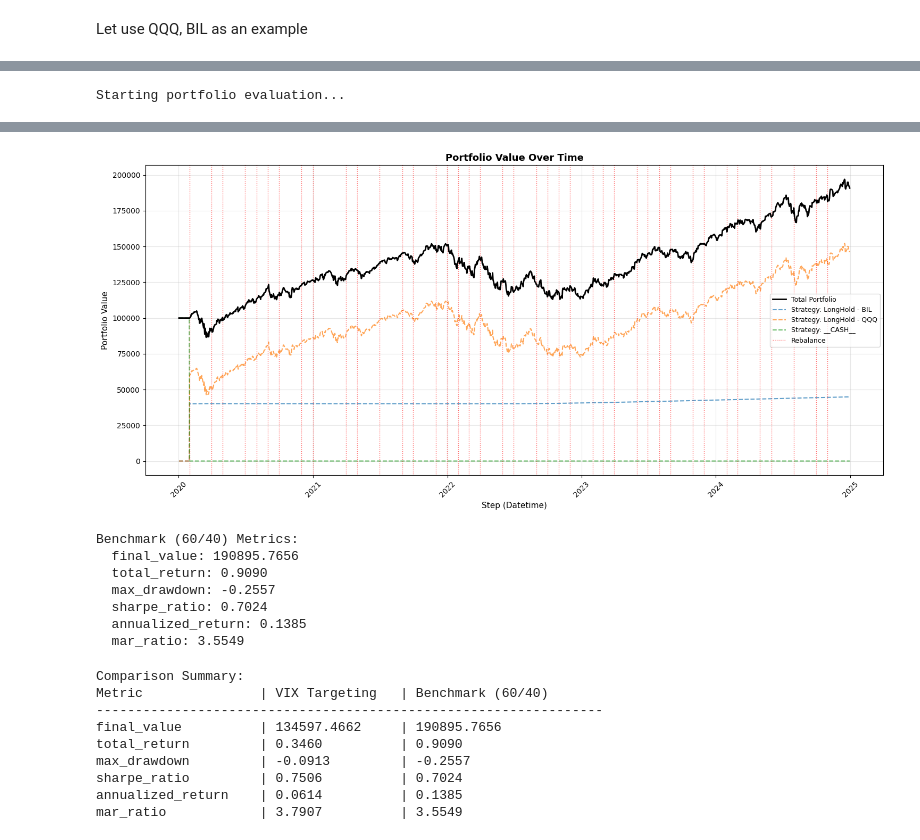
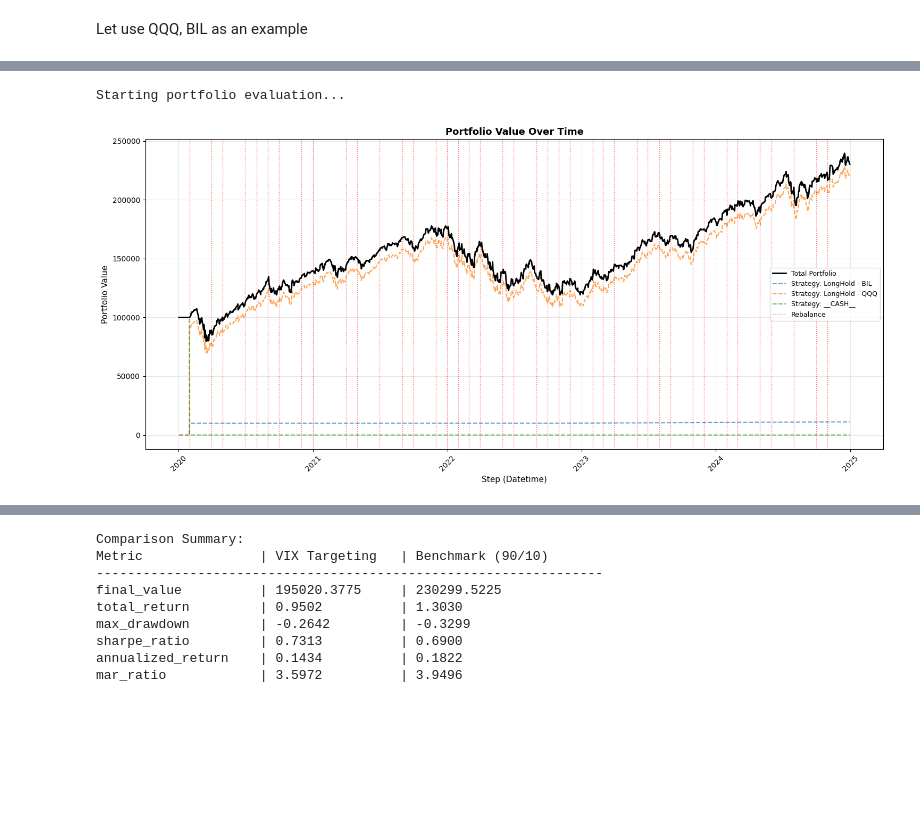
Before and after one commit to TradeInsight-Info/TiPortfolio, a Jupyter notebook: research/volatility_targeting_allocation.ipynb, the cells around one changed output, grey strips where cells are left out. Cells and saved outputs as stored; diff of their text form; code cells hidden in the pictures; blank space fills up the shorter version.

```diff
--- a/research/volatility_targeting_allocation.ipynb
+++ b/research/volatility_targeting_allocation.ipynb
@@ -152,15 +142,16 @@ from tiportfolio.portfolio.allocation.frequency_based_allocation import Rebalanc
 benchmark_allocation = FixRatioFrequencyBasedAllocation(
     config=config,
     strategies=[qqq_strategy, bil_strategy],
-    allocation_ratio_list=[0.6, 0.4],
+    allocation_ratio_list=[0.9, 0.1],
     rebalance_frequency=RebalanceFrequency.end_of_month,
-    hour=0, minute=0 # Align with data timestamps
+    hour=0,
+    minute=0 # Align with data timestamps
 )
 
 benchmark_allocation.walk_forward()
 benchmark_allocation.evaluate()
 metrics_benchmark = benchmark_allocation.get_performance_metrics(plot=True, fig_size=(15, 7))
-print("Benchmark (60/40) Metrics:")
+print("Benchmark (90/10) Metrics:")
 for k, v in metrics_benchmark.items():
     print(f"  {k}: {v:.4f}")
 # %% [output]
@@ -183,2 +162,3 @@ DEBUG:default_logger:At 2024-12-30 00:00:00, Strategy LongHold - BIL generated s
 INFO:default_logger:Evaluating portfolio over 1257 steps
 Starting portfolio evaluation...
+[figure, new version]
@@ -202,26 +172,18 @@ DEBUG:default_logger:Total value: 190895.76555237794
-[figure, old version]
-Benchmark (60/40) Metrics:
-  final_value: 190895.7656
-  total_return: 0.9090
-  max_drawdown: -0.2557
-  sharpe_ratio: 0.7024
-  annualized_return: 0.1385
-  mar_ratio: 3.5549
 # %%
 import matplotlib.pyplot as plt
 
 print("\nComparison Summary:")
-print(f"{'Metric':<20} | {'VIX Targeting':<15} | {'Benchmark (60/40)':<15}")
+print(f"{'Metric':<20} | {'VIX Targeting':<15} | {'Benchmark (90/10)':<15}")
 print("-" * 65)
 for k in metrics_vix.keys():
     print(f"{k:<20} | {metrics_vix[k]:<15.4f} | {metrics_benchmark[k]:<15.4f}")
 # %% [output]
 Comparison Summary:
-Metric               | VIX Targeting   | Benchmark (60/40)
+Metric               | VIX Targeting   | Benchmark (90/10)
 -----------------------------------------------------------------
-final_value          | 134597.4662     | 190895.7656
-total_return         | 0.3460          | 0.9090
-max_drawdown         | -0.0913         | -0.2557
-sharpe_ratio         | 0.7506          | 0.7024
-annualized_return    | 0.0614          | 0.1385
-mar_ratio            | 3.7907          | 3.5549
+final_value          | 195020.3775     | 230299.5225
+total_return         | 0.9502          | 1.3030
+max_drawdown         | -0.2642         | -0.3299
+sharpe_ratio         | 0.7313          | 0.6900
+annualized_return    | 0.1434          | 0.1822
+mar_ratio            | 3.5972          | 3.9496
```
Also changed, not shown: parts of 12 cells of this notebook, 1 other file.
